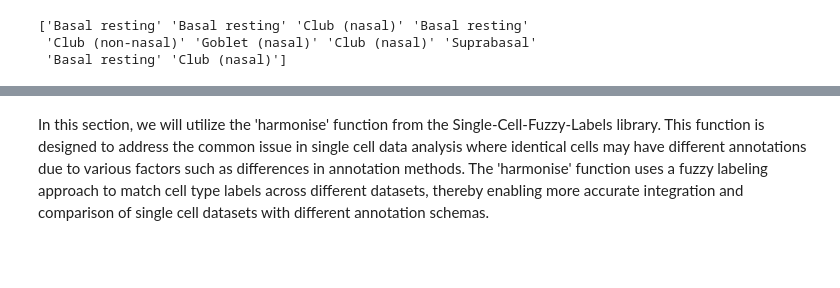
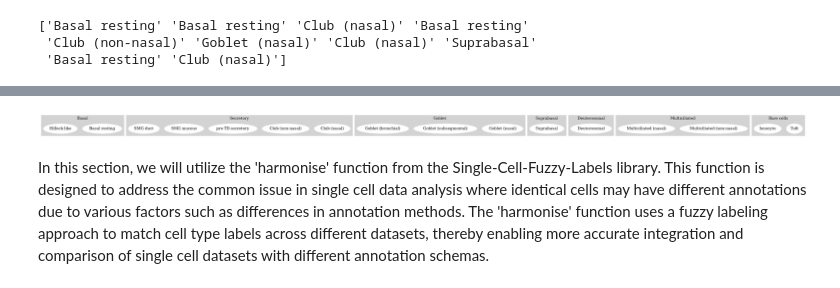
Before and after one commit to Eamonmca/Single-Cell-Fuzzy-Labels, a Jupyter notebook: nbs/index.ipynb, the cells around one changed output, grey strips where cells are left out. Drawn from its saved outputs; the diff is of its cells as text; code cells hidden in the pictures; blank space fills up the shorter version.

```diff
--- a/nbs/index.ipynb
+++ b/nbs/index.ipynb
@@ -212,6 +233,10 @@ Label_alias_dict
  'Ionocyte': 'Rare cells',
  'Multiciliated (nasal)': 'Multiciliated',
  'Goblet (bronchial)': 'Goblet'}
+# %%
+viz.type_map_graph(Label_alias_dict)
+# %% [output]
+[figure, added]
 # %% [markdown]
 In this section, we will utilize the 'harmonise' function from the Single-Cell-Fuzzy-Labels library. This function is designed to address the common issue in single cell data analysis where identical cells may have different annotations due to various factors such as differences in annotation methods. The 'harmonise' function uses a fuzzy labeling approach to match cell type labels across different datasets, thereby enabling more accurate integration and comparison of single cell datasets with different annotation schemas.
 # %%
```
Also changed, not shown: parts of 4 cells of this notebook, 16 other files.
